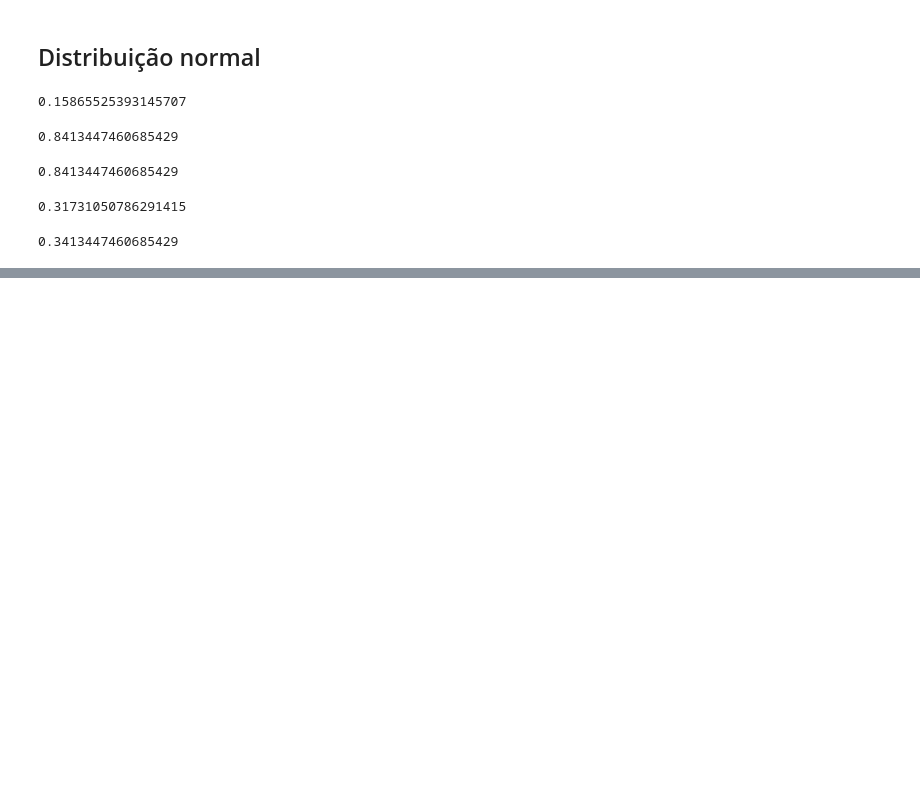
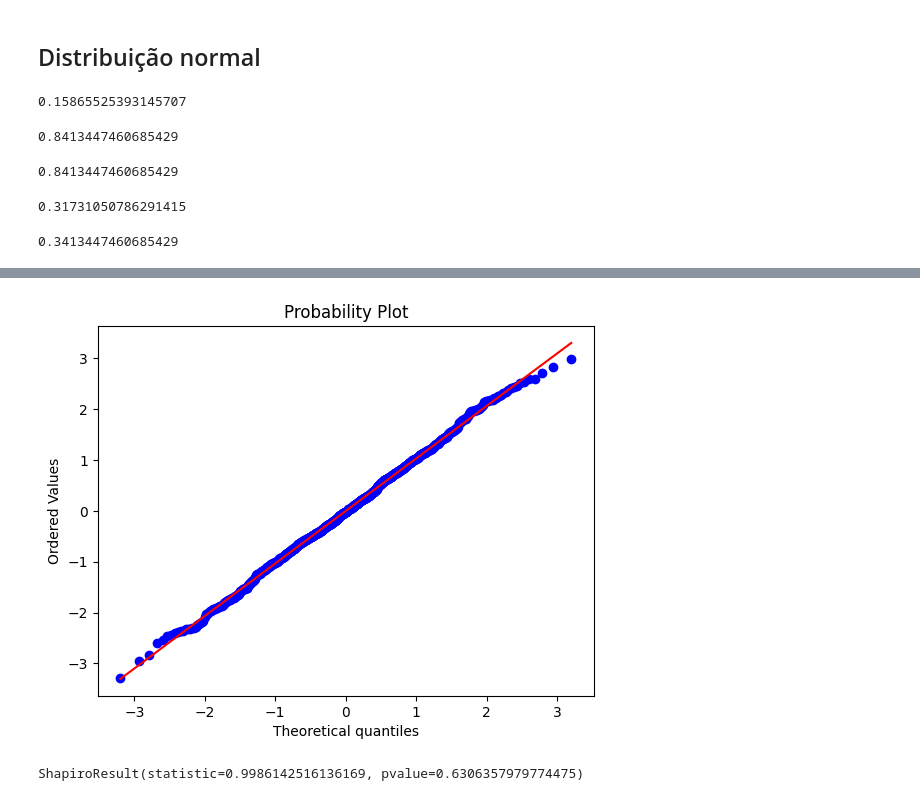
Before and after one commit to RexynyN/data-science, a Jupyter notebook: Course/16.Stats1.ipynb, the cells around one changed output, grey strips where cells are left out. Cells and saved outputs as stored; diff of their text form; code cells hidden in the pictures; blank space fills up the shorter version.

```diff
--- a/Course/16.Stats1.ipynb
+++ b/Course/16.Stats1.ipynb
@@ -231,0 +267,13 @@ norm.cdf(10, 8, 2) - norm.cdf(8, 8, 2)
+# %%
+# Geração de gráficos para verificar se a distribuição é normal
+fig, ax = plt.subplots()
+stats.probplot(dados, fit=True, plot=ax)
+plt.show()
+# %% [output]
+[figure, added]
+# %%
+# Execução do teste de Shapiro
+# Se acima de 0.05, tende a ser uma distruibuição normal
+stats.shapiro(dados)
+# %% [output]
+ShapiroResult(statistic=0.9986142516136169, pvalue=0.6306357979774475)
```
Also changed, not shown: parts of 7 cells of this notebook, 10 other files.
